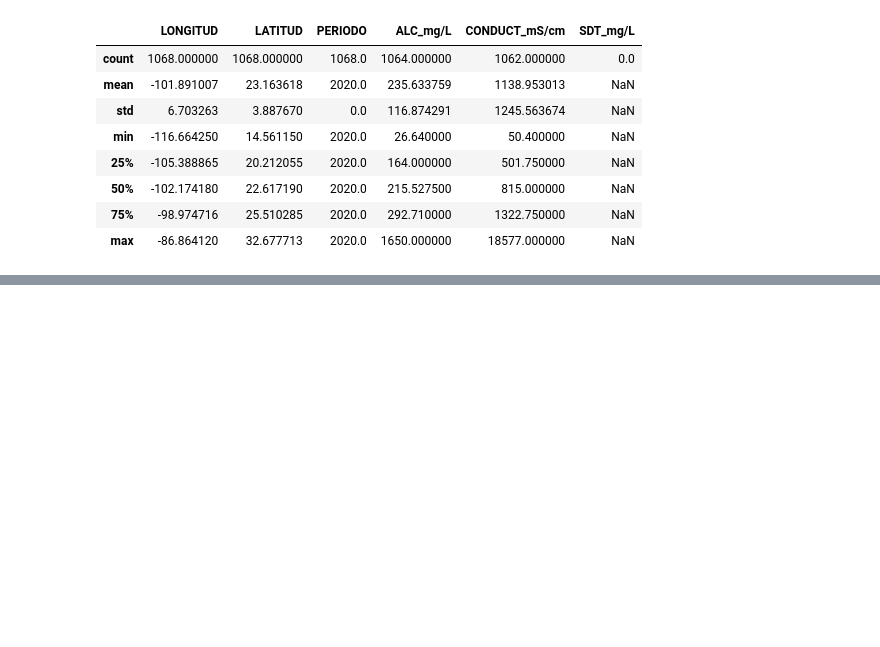
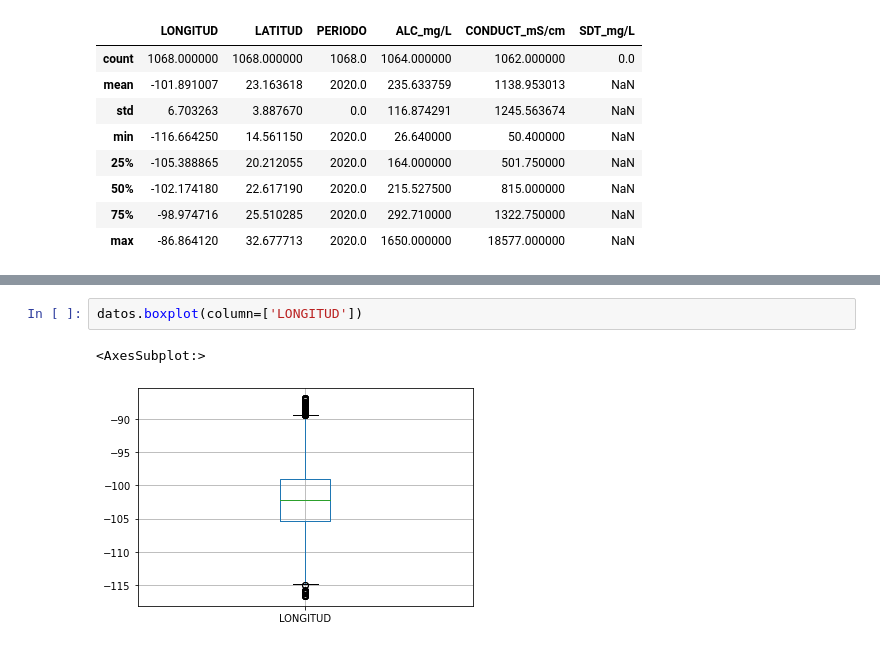
Before and after one commit to PosgradoMNA/actividades-del-projecto-equipo_56, a Jupyter notebook: Entrega_1Limpieza,_análisis,_visualización_y_kmeans.ipynb, the cells around one changed output, grey strips where cells are left out. Saved outputs shown, nothing was run; the diff lists cells and outputs as text; blank space fills up the shorter version.

```diff
--- a/Entrega_1Limpieza,_análisis,_visualización_y_kmeans.ipynb
+++ b/Entrega_1Limpieza,_análisis,_visualización_y_kmeans.ipynb
@@ -156,0 +191,5 @@ datos_bin = ['CUMPLE_CON_ALC', 'CUMPLE_CON_COND', 'CUMPLE_CON_SDT_ra', 'CUMPLE_C
+# %%
+datos.boxplot(column=['LONGITUD'])
+# %% [output]
+<AxesSubplot:>
+[figure, added]
```
Also changed, not shown: parts of 20 cells of this notebook.
